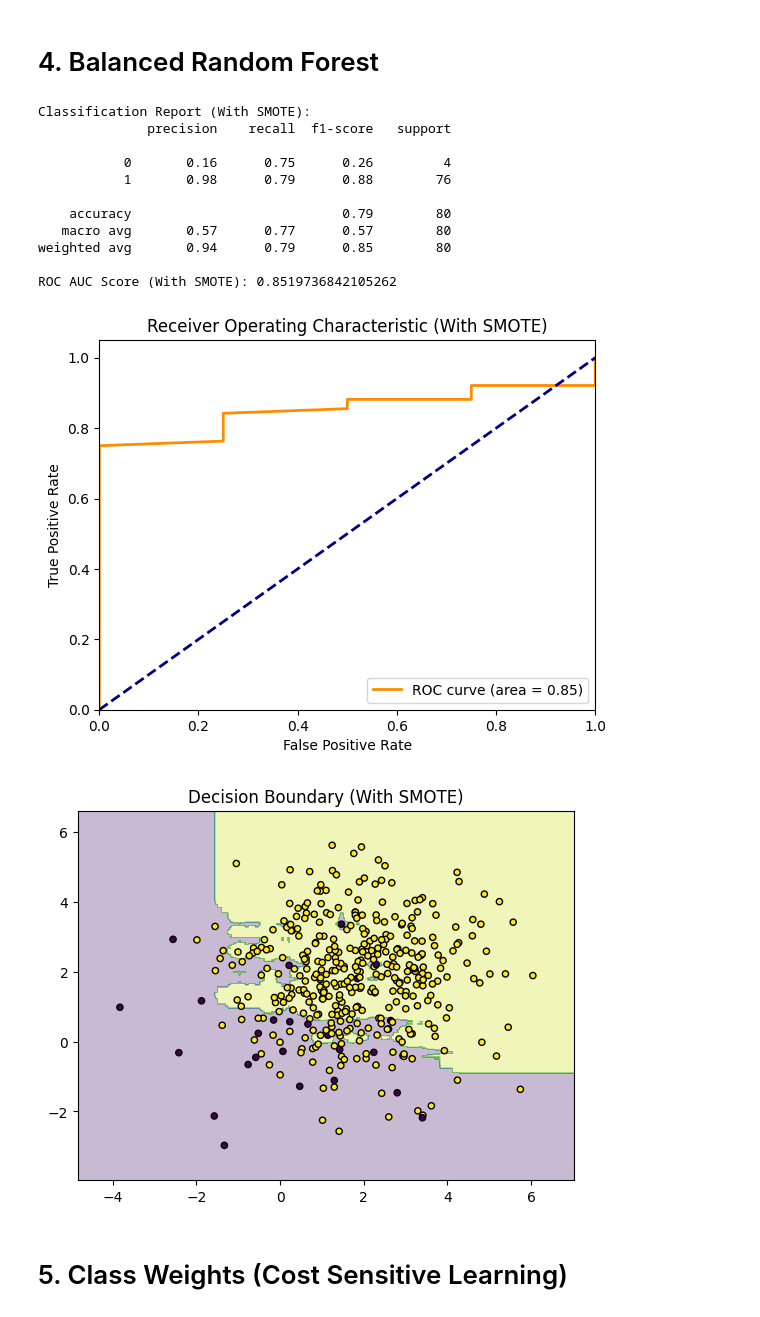
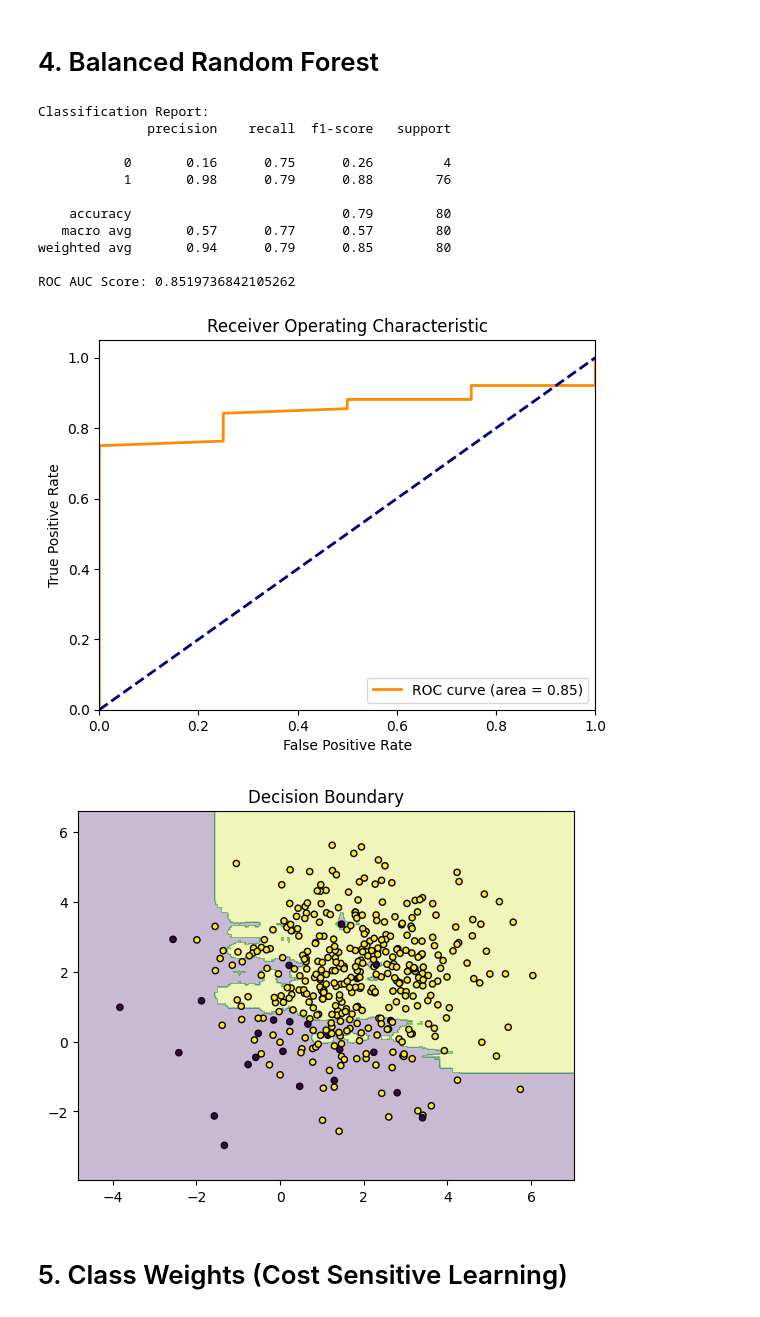
Before and after one commit to Piyushjain-572/EDA_and_Feature_Engineering, a Jupyter notebook: 13. Handling Imbalanced Data.ipynb, the cells around one changed output. Saved outputs shown, nothing was run; the diff lists cells and outputs as text; code cells hidden in the pictures.

```diff
--- a/13. Handling Imbalanced Data.ipynb
+++ b/13. Handling Imbalanced Data.ipynb
@@ -461,7 +466,7 @@ from imblearn.ensemble import BalancedRandomForestClassifier
 # Split dataset into training and testing sets
 X_train, X_test, y_train, y_test = train_test_split(X, y, test_size=0.2, random_state=42)
 
-# Applying SMOTE
+# Applying
 classifier = BalancedRandomForestClassifier(random_state=42)
 classifier.fit(X_train, y_train)
 
@@ -469,12 +474,12 @@ classifier.fit(X_train, y_train)
 y_pred_brf = classifier.predict(X_test)
 y_proba_brf = classifier.predict_proba(X_test)[:, 1]
 
-# Print classification report for SMOTE data
-print("Classification Report (With SMOTE):")
+# Print classification report
+print("Classification Report:")
 print(classification_report(y_test, y_pred_brf))
 
-# Print ROC AUC Score for SMOTE data
-print("ROC AUC Score (With SMOTE):", roc_auc_score(y_test, y_proba_brf))
+# Print ROC AUC Score for
+print("ROC AUC Score:", roc_auc_score(y_test, y_proba_brf))
 
 # Plotting ROC AUC Curve for SMOTE data
 fpr_brf, tpr_brf, _ = roc_curve(y_test, y_proba_brf)
@@ -483,42 +488,42 @@ plt.plot(fpr_brf, tpr_brf, color='darkorange', lw=2, label='ROC curve (area = %0
 plt.plot([0, 1], [0, 1], color='navy', lw=2, linestyle='--')
 plt.xlim([0.0, 1.0])
 plt.ylim([0.0, 1.05])
 plt.xlabel('False Positive Rate')
 plt.ylabel('True Positive Rate')
-plt.title('Receiver Operating Characteristic (With SMOTE)')
+plt.title('Receiver Operating Characteristic')
 plt.legend(loc="lower right")
 plt.show()
 
 # Function to plot decision boundaries for SMOTE data
-def plot_decision_boundaries_smote(X, y, model):
+def plot_decision_boundaries(X, y, model):
     plot_step = 0.02
     x_min, x_max = X[:, 0].min() - 1, X[:, 0].max() + 1
     y_min, y_max = X[:, 1].min() - 1, X[:, 1].max() + 1
     xx, yy = np.meshgrid(np.arange(x_min, x_max, plot_step),
                          np.arange(y_min, y_max, plot_step))
     Z = model.predict(np.c_[xx.ravel(), yy.ravel()])
     Z = Z.reshape(xx.shape)
     plt.contourf(xx, yy, Z, alpha=0.3)
     plt.scatter(X[:, 0], X[:, 1], c=y, edgecolors='k', s=20)
-    plt.title("Decision Boundary (With SMOTE)")
+    plt.title("Decision Boundary")
     plt.show()
 
-# Plot decision boundary for SMOTE data
-plot_decision_boundaries_smote(X, y, classifier)
+# Plot decision boundary
+plot_decision_boundaries(X, y, classifier)
 # %% [output]
-Classification Report (With SMOTE):
+Classification Report:
               precision    recall  f1-score   support
 
            0       0.16      0.75      0.26         4
            1       0.98      0.79      0.88        76
 
     accuracy                           0.79        80
    macro avg       0.57      0.77      0.57        80
 weighted avg       0.94      0.79      0.85        80
 
-ROC AUC Score (With SMOTE): 0.8519736842105262
+ROC AUC Score: 0.8519736842105262
-[figure, old version]
+[figure, new version]
-[figure, old version]
+[figure, new version]
 # %% [markdown]
 # 5. Class Weights (Cost Sensitive Learning)
 # %%
```
Also changed, not shown: parts of 7 cells of this notebook.
